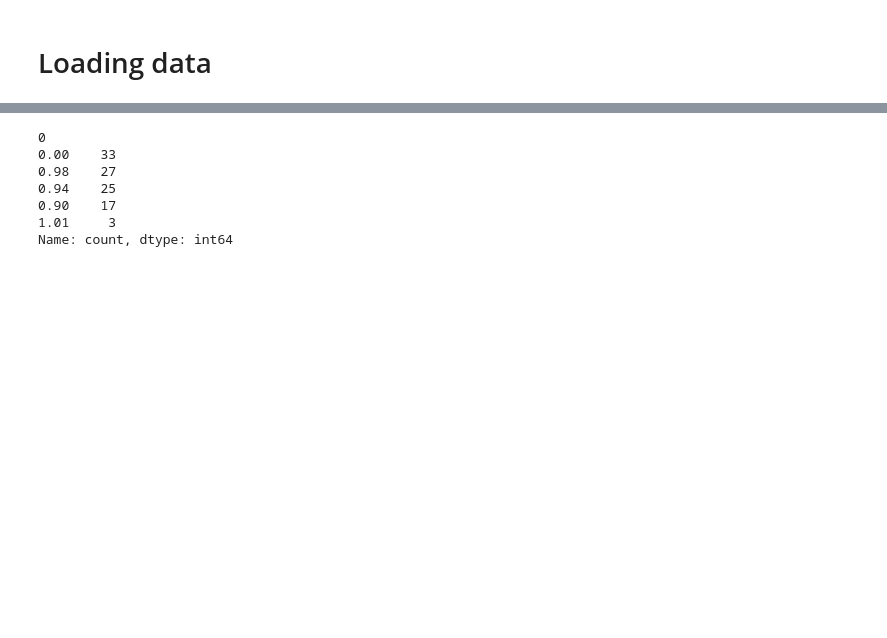
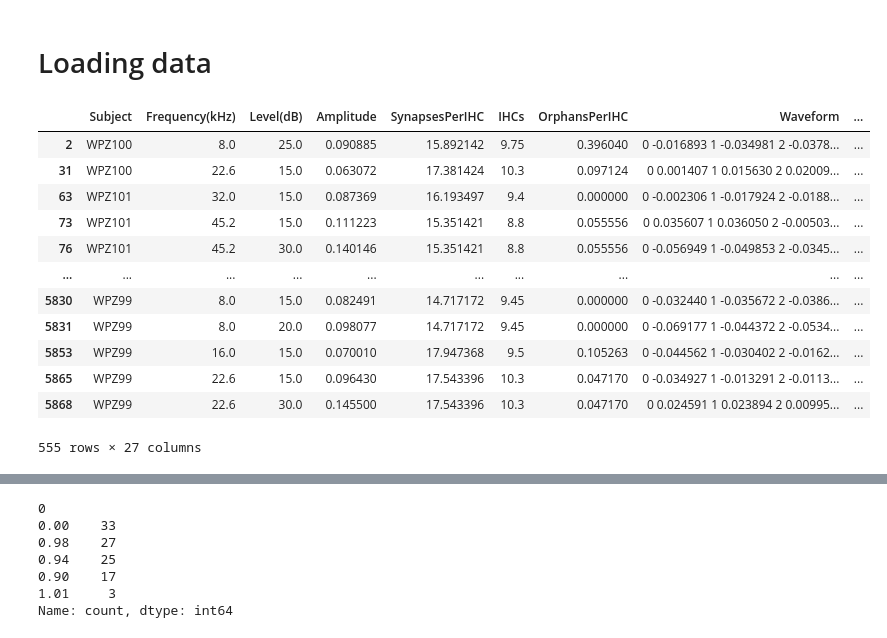
Before and after one commit to vuhcl/ABR2synapse, a Jupyter notebook: models.ipynb, the cells around one changed output, grey strips where cells are left out. Saved outputs shown, nothing was run; the diff lists cells and outputs as text; code cells hidden in the pictures; blank space fills up the shorter version.

Commit message:
notebooks: models exploration and paper-cleanup smoke
PR 41 in the Vu split series (27+). Single-commit review slice.

```diff
--- a/models.ipynb
+++ b/models.ipynb
@@ -66,3 +66,22 @@ final_clean_strained = (
     )
     .reset_index()
 )
+# %%
+outliers = final_clean_strained[
+    final_clean_strained["Level(dB)"] >= 40
+].Distance.quantile(0.95)
+final_clean_strained[final_clean_strained["Distance"] >= outliers]
+# %% [output]
+|  | Subject | Frequency(kHz) | Level(dB) | Amplitude | SynapsesPerIHC | IHCs | OrphansPerIHC | Waveform | ... |
+| 2 | WPZ100 | 8.0 | 25.0 | 0.090885 | 15.892142 | 9.75 | 0.396040 | 0 -0.016893 1 -0.034981 2 -0.0378... | ... |
+| 31 | WPZ100 | 22.6 | 15.0 | 0.063072 | 17.381424 | 10.3 | 0.097124 | 0 0.001407 1 0.015630 2 0.02009... | ... |
+| 63 | WPZ101 | 32.0 | 15.0 | 0.087369 | 16.193497 | 9.4 | 0.000000 | 0 -0.002306 1 -0.017924 2 -0.0188... | ... |
+| 73 | WPZ101 | 45.2 | 15.0 | 0.111223 | 15.351421 | 8.8 | 0.055556 | 0 0.035607 1 0.036050 2 -0.00503... | ... |
+| 76 | WPZ101 | 45.2 | 30.0 | 0.140146 | 15.351421 | 8.8 | 0.055556 | 0 -0.056949 1 -0.049853 2 -0.0345... | ... |
+| ... | ... | ... | ... | ... | ... | ... | ... | ... | ... |
+| 5830 | WPZ99 | 8.0 | 15.0 | 0.082491 | 14.717172 | 9.45 | 0.000000 | 0 -0.032440 1 -0.035672 2 -0.0386... | ... |
+| 5831 | WPZ99 | 8.0 | 20.0 | 0.098077 | 14.717172 | 9.45 | 0.000000 | 0 -0.069177 1 -0.044372 2 -0.0534... | ... |
+| 5853 | WPZ99 | 16.0 | 15.0 | 0.070010 | 17.947368 | 9.5 | 0.105263 | 0 -0.044562 1 -0.030402 2 -0.0162... | ... |
+| 5865 | WPZ99 | 22.6 | 15.0 | 0.096430 | 17.543396 | 10.3 | 0.047170 | 0 -0.034927 1 -0.013291 2 -0.0113... | ... |
+| 5868 | WPZ99 | 22.6 | 30.0 | 0.145500 | 17.543396 | 10.3 | 0.047170 | 0 0.024591 1 0.023894 2 0.00995... | ... |
+555 rows × 27 columns
```
Also changed, not shown: parts of 2 cells of this notebook, 1 other file.
